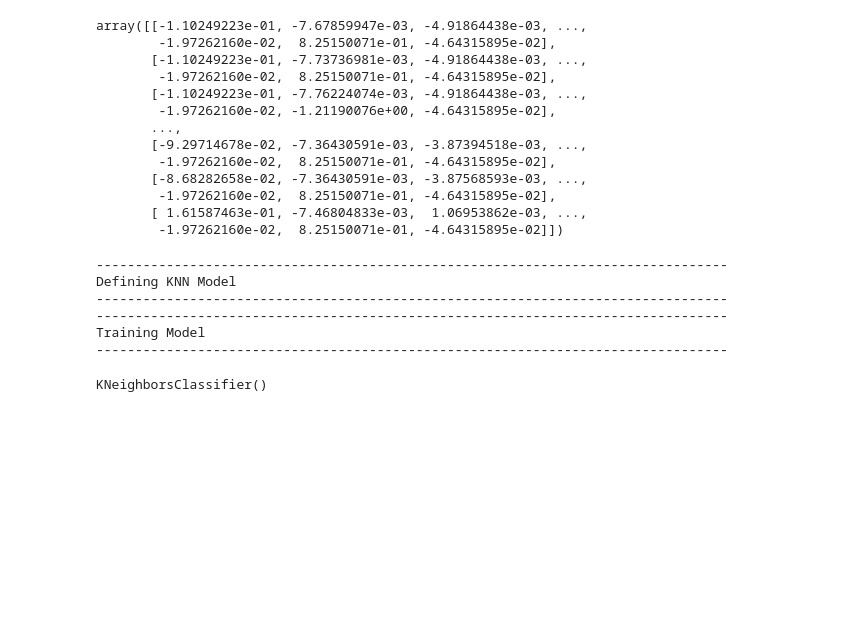
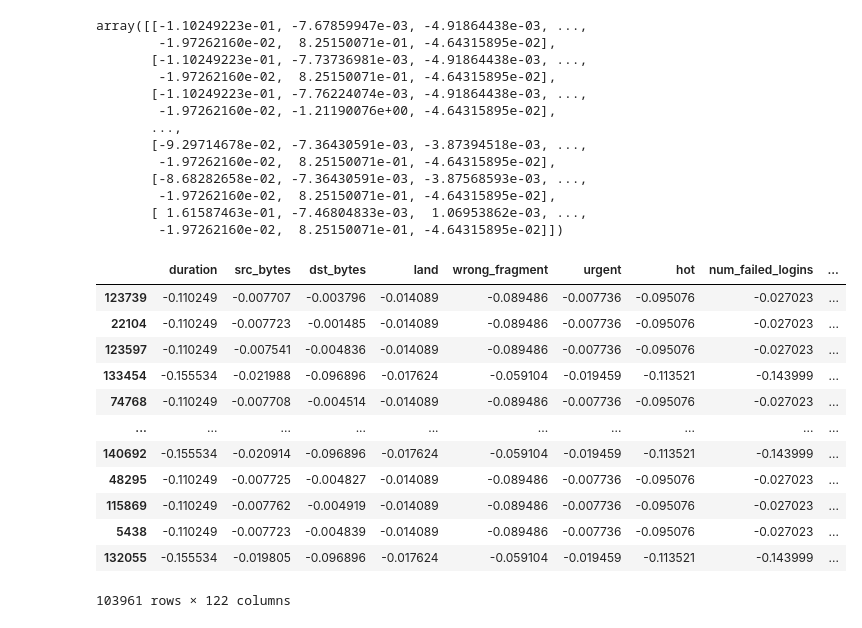
Before and after one commit to ogarreche/Ensemble, a Jupyter notebook: my_first_emsemble.ipynb, the cells around one changed output. Saved outputs shown, nothing was run; the diff lists cells and outputs as text; code cells hidden in the pictures; blank space fills up the shorter version.

```diff
--- a/my_first_emsemble.ipynb
+++ b/my_first_emsemble.ipynb
@@ -588,29 +516,3 @@ from sklearn.model_selection import train_test_split
 split = 0.7
 
 X_train,X_test, y_train, y_test = sklearn.model_selection.train_test_split(X, y, train_size=split)
-# %%
-from sklearn.neighbors import KNeighborsClassifier
-
-
-print('---------------------------------------------------------------------------------')
-print('Defining KNN Model')
-print('---------------------------------------------------------------------------------')
-
-knn_clf=KNeighborsClassifier(n_neighbors = 5)
-
-
-print('---------------------------------------------------------------------------------')
-print('Training Model')
-print('---------------------------------------------------------------------------------')
-
-# start = time.time()
-knn_clf.fit(X_train,y_train)
-# end = time.time()
-# %% [output]
----------------------------------------------------------------------------------
-Defining KNN Model
----------------------------------------------------------------------------------
----------------------------------------------------------------------------------
-Training Model
----------------------------------------------------------------------------------
-KNeighborsClassifier()
@@ -632,0 +519,16 @@ y_pred = knn_clf.predict_proba(X_test)
+# %%
+X_train
+# %% [output]
+|  | duration | src_bytes | dst_bytes | land | wrong_fragment | urgent | hot | num_failed_logins | ... |
+| 123739 | -0.110249 | -0.007707 | -0.003796 | -0.014089 | -0.089486 | -0.007736 | -0.095076 | -0.027023 | ... |
+| 22104 | -0.110249 | -0.007723 | -0.001485 | -0.014089 | -0.089486 | -0.007736 | -0.095076 | -0.027023 | ... |
+| 123597 | -0.110249 | -0.007541 | -0.004836 | -0.014089 | -0.089486 | -0.007736 | -0.095076 | -0.027023 | ... |
+| 133454 | -0.155534 | -0.021988 | -0.096896 | -0.017624 | -0.059104 | -0.019459 | -0.113521 | -0.143999 | ... |
+| 74768 | -0.110249 | -0.007708 | -0.004514 | -0.014089 | -0.089486 | -0.007736 | -0.095076 | -0.027023 | ... |
+| ... | ... | ... | ... | ... | ... | ... | ... | ... | ... |
+| 140692 | -0.155534 | -0.020914 | -0.096896 | -0.017624 | -0.059104 | -0.019459 | -0.113521 | -0.143999 | ... |
+| 48295 | -0.110249 | -0.007725 | -0.004827 | -0.014089 | -0.089486 | -0.007736 | -0.095076 | -0.027023 | ... |
+| 115869 | -0.110249 | -0.007762 | -0.004919 | -0.014089 | -0.089486 | -0.007736 | -0.095076 | -0.027023 | ... |
+| 5438 | -0.110249 | -0.007723 | -0.004839 | -0.014089 | -0.089486 | -0.007736 | -0.095076 | -0.027023 | ... |
+| 132055 | -0.155534 | -0.019805 | -0.096896 | -0.017624 | -0.059104 | -0.019459 | -0.113521 | -0.143999 | ... |
+103961 rows × 122 columns
```
Also changed, not shown: parts of 28 cells of this notebook, 1 other file.
